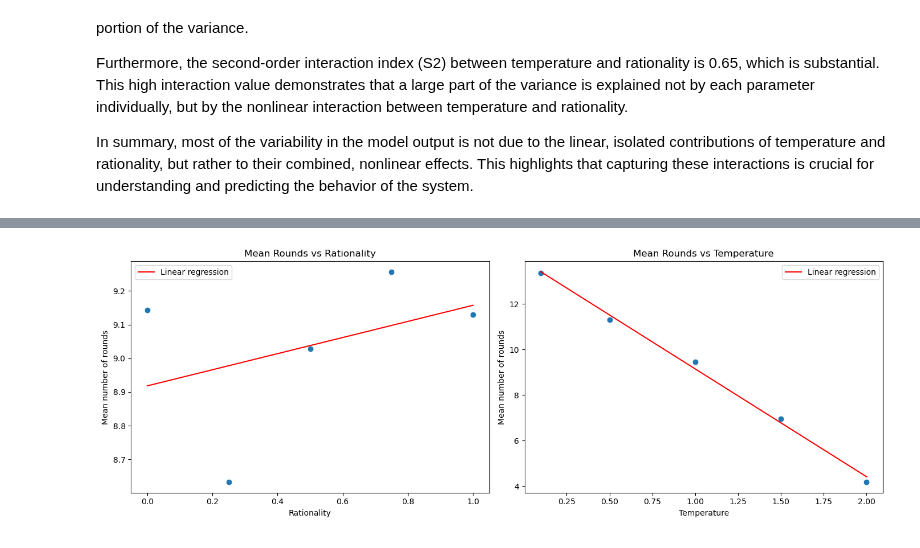
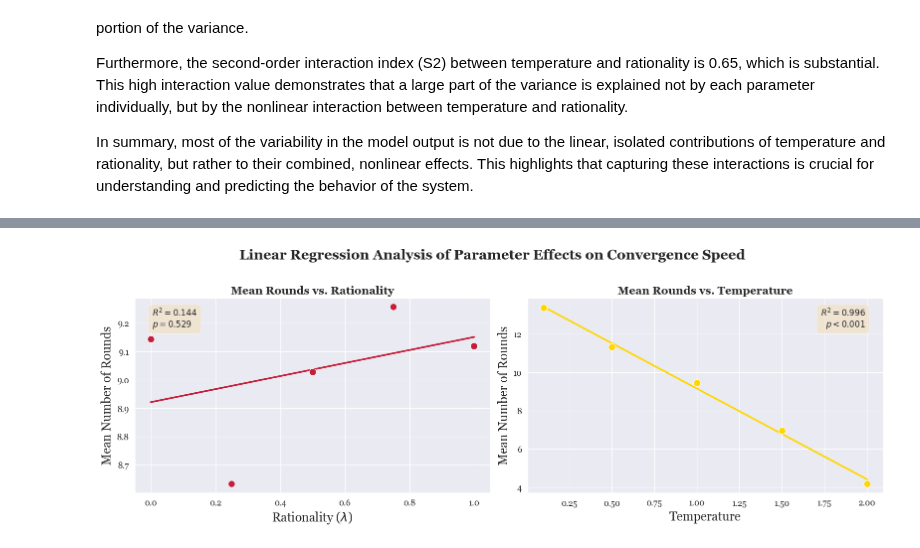
Before and after one commit to NaniHazbolatow/conclave-sim, a Jupyter notebook: analysis/sensitivity_analysis.ipynb, the cells around one changed output, grey strips where cells are left out. Saved outputs shown, nothing was run; the diff lists cells and outputs as text; code cells hidden in the pictures.

```diff
--- a/analysis/sensitivity_analysis.ipynb
+++ b/analysis/sensitivity_analysis.ipynb
@@ -7,8 +7,9 @@ import numpy as np
 from SALib.sample import morris as morris_sample
 from SALib.analyze import morris as morris_analyze
 import statsmodels.api as sm
+import plotting_theme
 
-df = pd.read_csv("combined_results_snellius.csv")
+df = pd.read_csv("../results/combined_results_snellius.csv")
 
 #Show first lines
 df.head()
@@ -496,41 +573,82 @@ rationality: S1 = 0.0184 ± 0.0336 | ST = 0.1183 ± 0.0147
 # %%
+import matplotlib.pyplot as plt
+import seaborn as sns
+import pandas as pd
+import statsmodels.api as sm
 
+# Make sure your plotting_theme is imported at the top of your notebook
+# import plotting_theme
 
-#Compute mean rounds by rationality
+# Load your dataframe 'df' here if it's not already loaded
+# df = pd.read_csv(...)
+
+# To match the background style of other plots, set the style here.
+sns.set_style("darkgrid")
+
+# --- Data Preparation for Regression ---
+# Group by rationality
 grouped_rat = df.groupby('rationality')['rounds_to_consensus'].mean().reset_index()
 X_rat = grouped_rat['rationality']
 y_rat = grouped_rat['rounds_to_consensus']
 X_const_rat = sm.add_constant(X_rat)
 model_rat = sm.OLS(y_rat, X_const_rat).fit()
 
-#Compute mean rounds by temperature
+# Group by temperature
 grouped_temp = df.groupby('temperature')['rounds_to_consensus'].mean().reset_index()
 X_temp = grouped_temp['temperature']
 y_temp = grouped_temp['rounds_to_consensus']
 X_const_temp = sm.add_constant(X_temp)
 model_temp = sm.OLS(y_temp, X_const_temp).fit()
 
-#Create the combined plot
-fig, axes = plt.subplots(1, 2, figsize=(14, 5))
+# --- Create the Combined Plot ---
+fig, axes = plt.subplots(1, 2, figsize=(16, 6), dpi=100)
+fig.suptitle('Linear Regression Analysis of Parameter Effects on Convergence Speed', fontsize=20, fontweight='bold', fontfamily='Georgia')
 
-# Subplot 1: Rationality
-sns.scatterplot(x='rationality', y='rounds_to_consensus', data=grouped_rat, s=60, ax=axes[0])
-axes[0].plot(grouped_rat['rationality'], model_rat.predict(X_const_rat), color='red', label='Linear regression')
-axes[0].set_title('Mean Rounds vs Rationality')
-axes[0].set_xlabel('Rationality')
-axes[0].set_ylabel('Mean number of rounds')
-axes[0].legend()
+# --- Subplot 1: Rationality ---
+# Use a single color from the theme
+rat_color = plotting_theme.papal_colors[1] # Cardinal Red
+sns.scatterplot(x='rationality', y='rounds_to_consensus', data=grouped_rat, s=100, ax=axes[0], color=rat_color, zorder=10)
+axes[0].plot(grouped_rat['rationality'], model_rat.predict(X_const_rat), color=rat_color, linewidth=2.5)
 
-# Subplot 2: Temperature
-sns.scatterplot(x='temperature', y='rounds_to_consensus', data=grouped_temp, s=60, ax=axes[1])
-axes[1].plot(grouped_temp['temperature'], model_temp.predict(X_const_temp), color='red', label='Linear regression')
-axes[1].set_title('Mean Rounds vs Temperature')
-axes[1].set_xlabel('Temperature')
-axes[1].set_ylabel('Mean number of rounds')
-axes[1].legend()
+# Add annotations for R-squared and p-value
+r_squared_rat = model_rat.rsquared
+p_value_rat = model_rat.pvalues[1] # p-value for the slope
+axes[0].text(0.05, 0.95, f'$R^2 = {r_squared_rat:.3f}$\n$p = {p_value_rat:.3f}$',
+             transform=axes[0].transAxes, fontsize=12, va='top', family='Georgia',
+             bbox=dict(boxstyle='round,pad=0.5', fc='wheat', alpha=0.5))
 
-plt.tight_layout()
-plt.savefig("Régression.png")
+axes[0].set_title('Mean Rounds vs. Rationality', fontweight='bold', fontfamily='Georgia', fontsize=16)
+axes[0].set_xlabel('Rationality ($\\lambda$)', fontfamily='Georgia', fontsize=18)
+axes[0].set_ylabel('Mean Number of Rounds', fontfamily='Georgia', fontsize=18)
+
+
+# --- Subplot 2: Temperature ---
+# Use a single color from the theme
+temp_color = plotting_theme.papal_colors[0] # Gold
+sns.scatterplot(x='temperature', y='rounds_to_consensus', data=grouped_temp, s=100, ax=axes[1], color=temp_color, zorder=10)
+axes[1].plot(grouped_temp['temperature'], model_temp.predict(X_const_temp), color=temp_color, linewidth=2.5)
+
+# Add annotations for R-squared and p-value
+r_squared_temp = model_temp.rsquared
+p_value_temp = model_temp.pvalues[1]
+axes[1].text(0.95, 0.95, f'$R^2 = {r_squared_temp:.3f}$\n$p < 0.001$',
+             transform=axes[1].transAxes, fontsize=12, va='top', ha='right', family='Georgia',
+             bbox=dict(boxstyle='round,pad=0.5', fc='wheat', alpha=0.5))
+
+axes[1].set_title('Mean Rounds vs. Temperature', fontweight='bold', fontfamily='Georgia', fontsize=16)
+axes[1].set_xlabel('Temperature', fontfamily='Georgia', fontsize=18)
+axes[1].set_ylabel('Mean Number of Rounds', fontfamily='Georgia', fontsize=18)
+
+# --- Final Touches ---
+# Set tick label fonts for both axes
+for ax in axes:
+    ax.tick_params(axis='x', labelsize=12)
+    ax.tick_params(axis='y', labelsize=12)
+    for label in ax.get_xticklabels() + ax.get_yticklabels():
+        label.set_fontname('Georgia')
+
+plt.tight_layout(rect=[0, 0.03, 1, 0.95])
+plt.savefig("regression_styled.png", dpi=300)
 plt.show()
 # %% [output]
-[figure, old version]
+[figure, new version]
```
Also changed, not shown: parts of 10 cells of this notebook, 2 other files.
